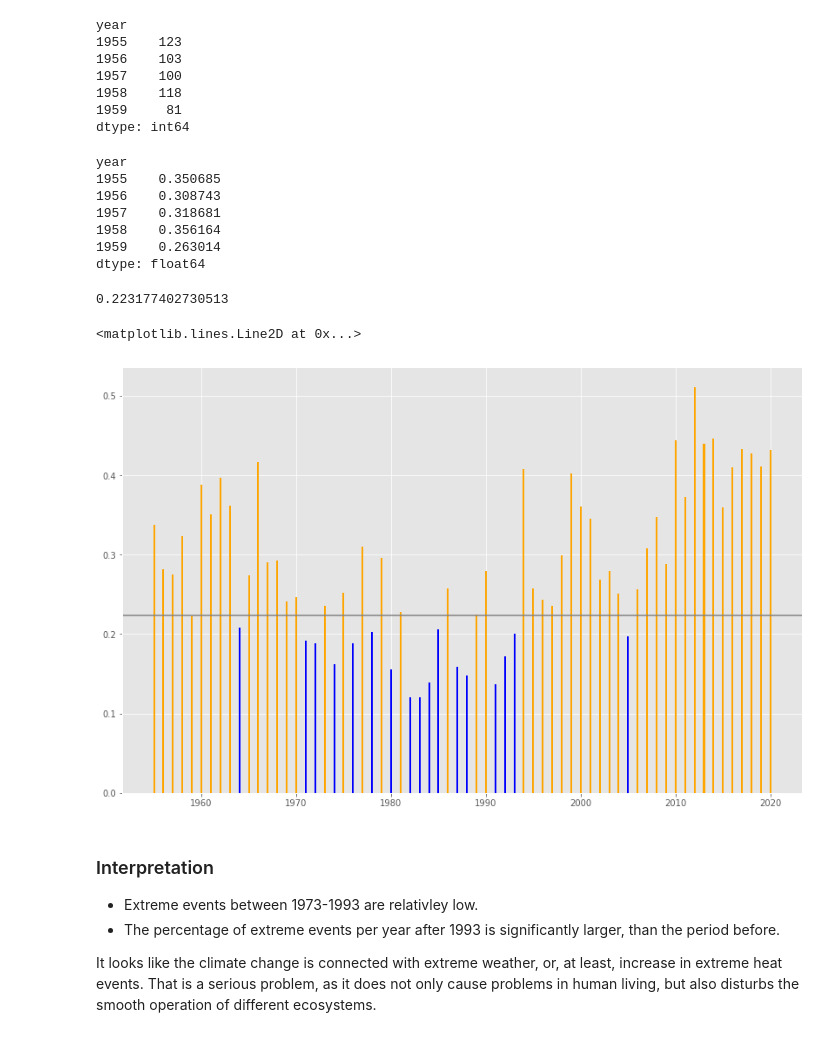
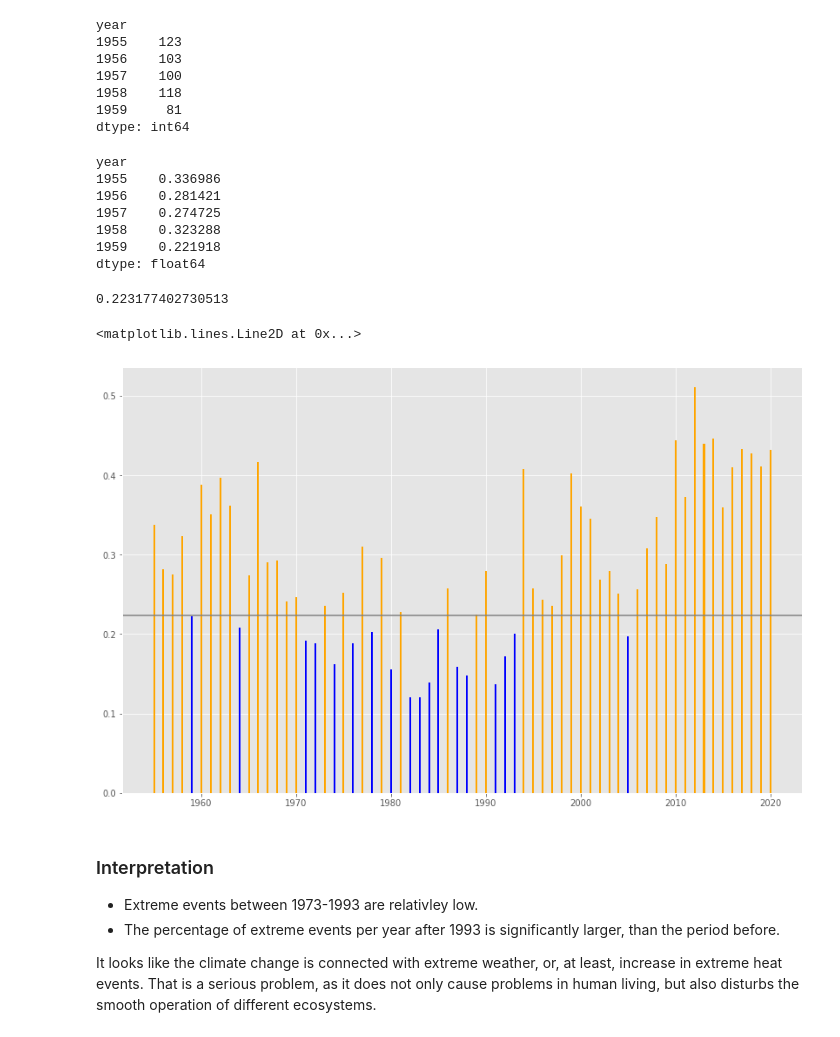
Before and after one commit to giorgossideris/athens_weather_analysis, a Jupyter notebook: weather_analysis.ipynb, the cells around one changed output. Drawn from its saved outputs; the diff is of its cells as text; code cells hidden in the pictures.

```diff
--- a/weather_analysis.ipynb
+++ b/weather_analysis.ipynb
@@ -858,14 +859,14 @@ year
 dtype: int64
 # %%
 pct_extreme_events_norm = num_extreme_events_norm / diff_avg_extr_norm_t.count()
-pct_extreme_events.head(5)
+pct_extreme_events_norm.head(5)
 # %% [output]
 year
-1955    0.350685
-1956    0.308743
-1957    0.318681
-1958    0.356164
-1959    0.263014
+1955    0.336986
+1956    0.281421
+1957    0.274725
+1958    0.323288
+1959    0.221918
 dtype: float64
 # %%
 baseline_extreme_events_pct_norm = pct_extreme_events_norm[pct_extreme_events_norm.index.isin(range(1974,2000))].mean()
@@ -875,15 +876,15 @@ baseline_extreme_events_pct_norm
 # %%
 plt.style.use('ggplot')
 plt.figure(figsize=(14, 9))
 
 plt.bar(pct_extreme_events_norm.index,
         pct_extreme_events_norm,
         width=0.184,
-        color=np.where(pct_extreme_events < baseline_extreme_events_pct, 'blue', 'orange'))
+        color=np.where(pct_extreme_events_norm < baseline_extreme_events_pct_norm, 'blue', 'orange'))
 plt.axhline(baseline_extreme_events_pct_norm, color="gray")
 # %% [output]
 <matplotlib.lines.Line2D at 0x...>
-[figure, old version]
+[figure, new version]
 # %% [markdown]
 ### Interpretation
 * Extreme events between 1973-1993 are relativley low.
```
Also changed, not shown: parts of 12 cells of this notebook.
